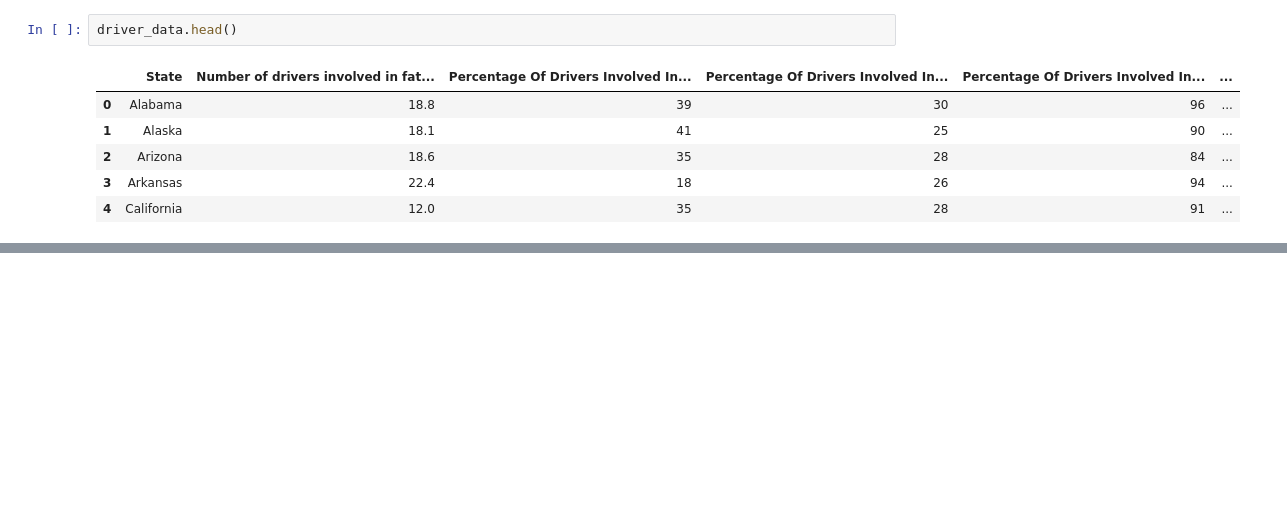
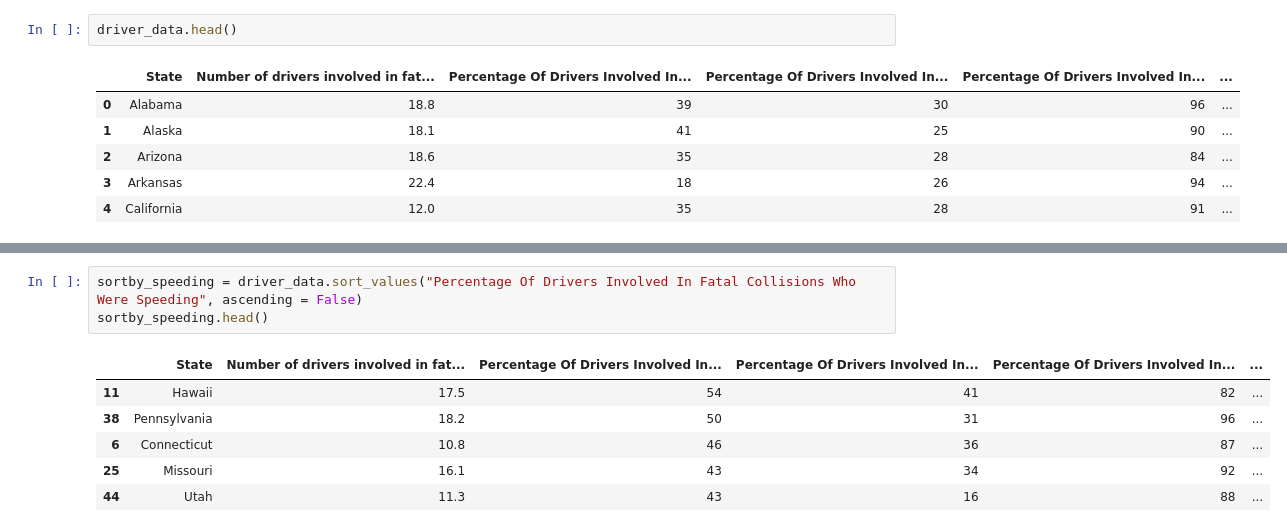
Before and after one commit to cglovertenn/Fatal_Trends_USADriving, a Jupyter notebook: driver_data.ipynb, the cells around one changed output, grey strips where cells are left out. Drawn from its saved outputs; the diff is of its cells as text; blank space fills up the shorter version.

```diff
--- a/driver_data.ipynb
+++ b/driver_data.ipynb
@@ -35,0 +46,10 @@ driver_data.head()
+# %%
+sortby_speeding = driver_data.sort_values("Percentage Of Drivers Involved In Fatal Collisions Who Were Speeding", ascending = False)
+sortby_speeding.head()
+# %% [output]
+|  | State | Number of drivers involved in fat... | Percentage Of Drivers Involved In... | Percentage Of Drivers Involved In... | Percentage Of Drivers Involved In... | ... |
+| 11 | Hawaii | 17.5 | 54 | 41 | 82 | ... |
+| 38 | Pennsylvania | 18.2 | 50 | 31 | 96 | ... |
+| 6 | Connecticut | 10.8 | 46 | 36 | 87 | ... |
+| 25 | Missouri | 16.1 | 43 | 34 | 92 | ... |
+| 44 | Utah | 11.3 | 43 | 16 | 88 | ... |
```
Also changed, not shown: parts of 6 cells of this notebook.
